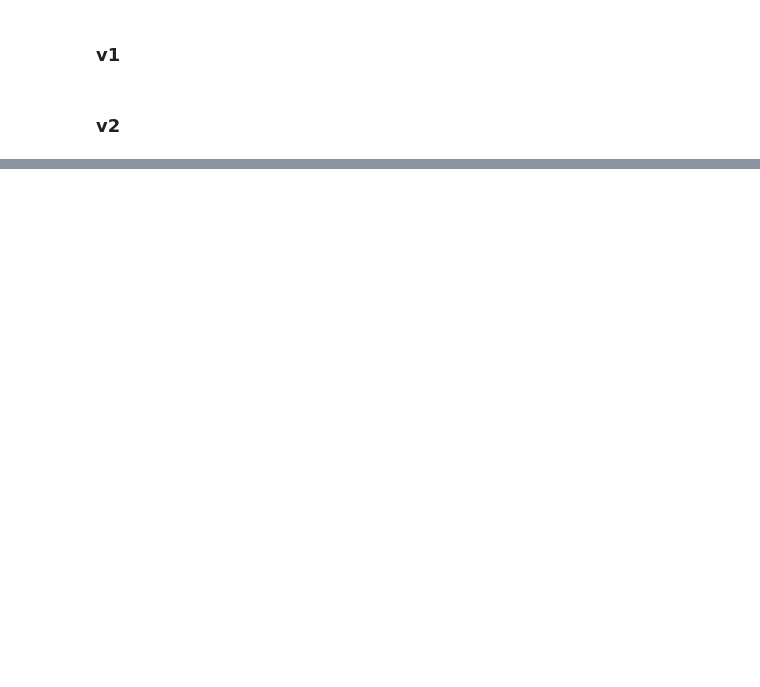
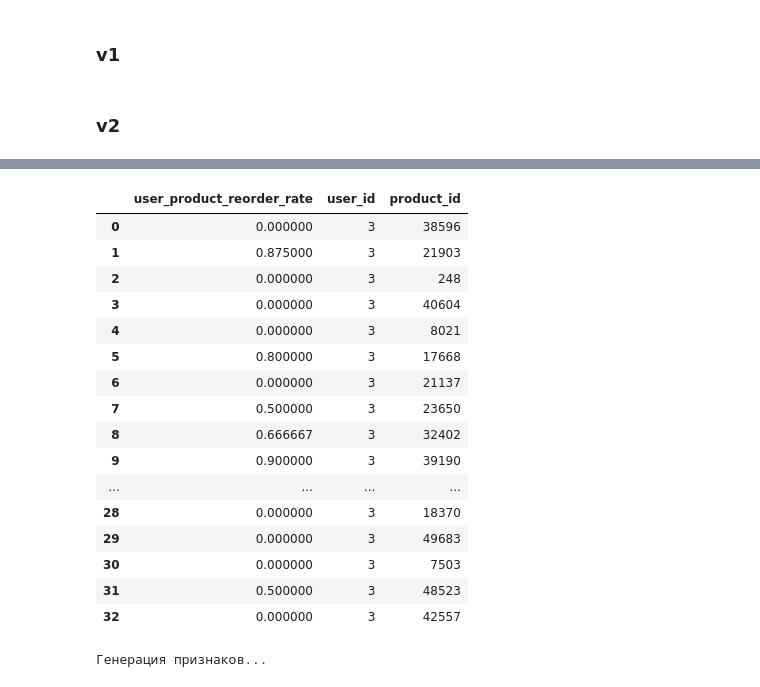
Before and after one commit to GymBros-Marketplace/service-recommendation, a Jupyter notebook: src/ml/notebooks/baseline.ipynb, the cells around one changed output, grey strips where cells are left out. Cells and saved outputs as stored; diff of their text form; code cells hidden in the pictures; blank space fills up the shorter version.

```diff
--- a/src/ml/notebooks/baseline.ipynb
+++ b/src/ml/notebooks/baseline.ipynb
@@ -302,0 +420,20 @@ rec_model.predict(1)
+# %%
+test_data[test_data["user_id"] == 3]
+# %% [output]
+|  | user_product_reorder_rate | user_id | product_id |
+| 0 | 0.000000 | 3 | 38596 |
+| 1 | 0.875000 | 3 | 21903 |
+| 2 | 0.000000 | 3 | 248 |
+| 3 | 0.000000 | 3 | 40604 |
+| 4 | 0.000000 | 3 | 8021 |
+| 5 | 0.800000 | 3 | 17668 |
+| 6 | 0.000000 | 3 | 21137 |
+| 7 | 0.500000 | 3 | 23650 |
+| 8 | 0.666667 | 3 | 32402 |
+| 9 | 0.900000 | 3 | 39190 |
+| ... | ... | ... | ... |
+| 28 | 0.000000 | 3 | 18370 |
+| 29 | 0.000000 | 3 | 49683 |
+| 30 | 0.000000 | 3 | 7503 |
+| 31 | 0.500000 | 3 | 48523 |
+| 32 | 0.000000 | 3 | 42557 |
@@ -302,0 +461,4 @@ rec_model.predict(1)
+# %%
+user_product_features = generate_features(order_products_prior_df)
+# %% [output]
+Генерация признаков...
```
Also changed, not shown: parts of 39 cells of this notebook.
